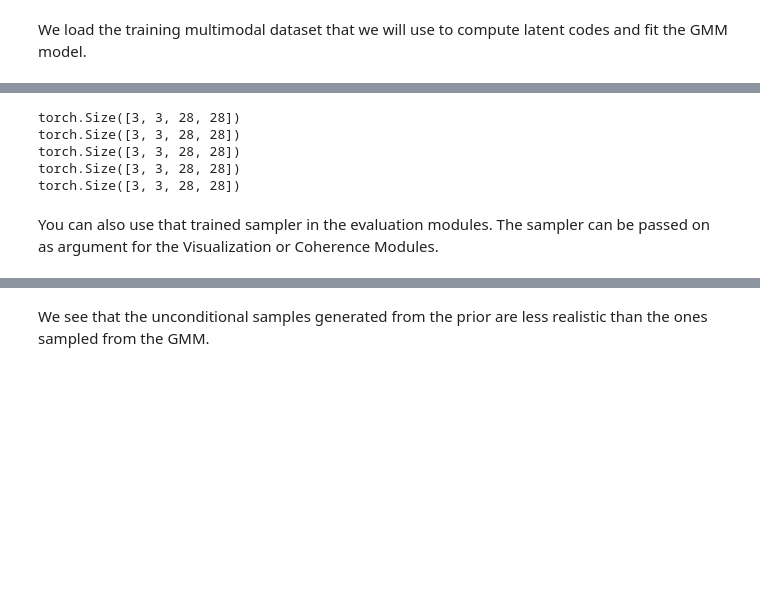
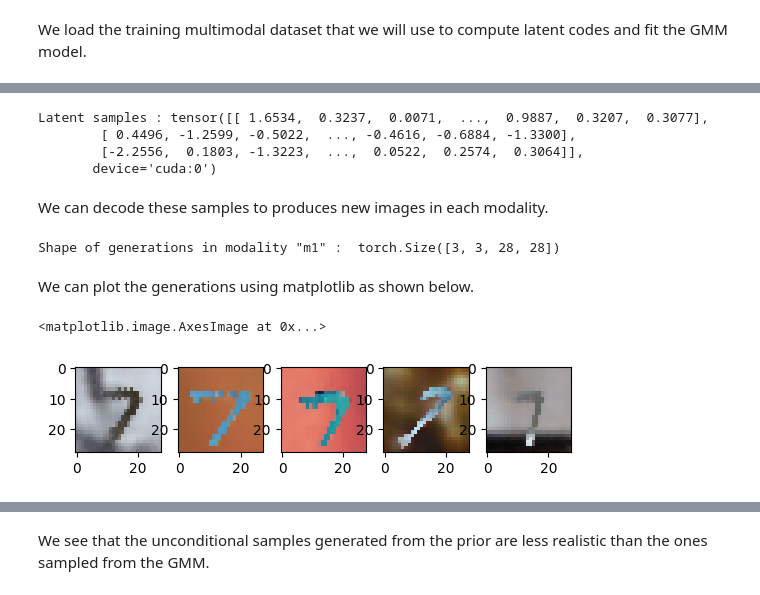
Before and after one commit to AgatheSenellart/MultiVae, a Jupyter notebook: examples/tutorial_notebooks/using_samplers.ipynb, the cells around one changed output, grey strips where cells are left out. Drawn from its saved outputs; the diff is of its cells as text; code cells hidden in the pictures; blank space fills up the shorter version.

```diff
--- a/examples/tutorial_notebooks/using_samplers.ipynb
+++ b/examples/tutorial_notebooks/using_samplers.ipynb
@@ -65,17 +68,34 @@ You can now use this GMM model to sample relevant latent codes in the latent spa
 # you can now use that sampler to sample new latent codes, and new images
 
 samples = gmm_sampler.sample(n_samples=3)
-images = model.decode(samples) # Decode the images.
 
-# Print the images shape
-import matplotlib.pyplot as plt
-for i,m in enumerate(images.keys()):
-    print(images[m].shape)
+print('Latent samples :', samples.z )
 # %% [output]
-torch.Size([3, 3, 28, 28])
-torch.Size([3, 3, 28, 28])
-torch.Size([3, 3, 28, 28])
-torch.Size([3, 3, 28, 28])
-torch.Size([3, 3, 28, 28])
+Latent samples : tensor([[ 1.6534,  0.3237,  0.0071,  ...,  0.9887,  0.3207,  0.3077],
+        [ 0.4496, -1.2599, -0.5022,  ..., -0.4616, -0.6884, -1.3300],
+        [-2.2556,  0.1803, -1.3223,  ...,  0.0522,  0.2574,  0.3064]],
+       device='cuda:0')
-# %% [markdown]
-You can also use that trained sampler in the evaluation modules. The sampler can be passed on as argument for the Visualization or Coherence Modules.
+# %% [markdown]
+We can decode these samples to produces new images in each modality.
+# %%
+generations = model.decode(samples)
+
+print('Shape of generations in modality "m1" : ', generations.m1.shape)
+# %% [output]
+Shape of generations in modality "m1" :  torch.Size([3, 3, 28, 28])
+# %% [markdown]
+We can plot the generations using matplotlib as shown below.
+# %%
+# We can plot the first multimodal sample using matplotlib
+
+import matplotlib.pyplot as plt
+
+fig, ax = plt.subplots(1,5)
+ax[0].imshow(generations.m0[0].cpu().numpy().transpose(1,2,0))
+ax[1].imshow(generations.m1[0].cpu().numpy().transpose(1,2,0))
+ax[2].imshow(generations.m2[0].cpu().numpy().transpose(1,2,0))
+ax[3].imshow(generations.m3[0].cpu().numpy().transpose(1,2,0))
+ax[4].imshow(generations.m4[0].cpu().numpy().transpose(1,2,0))
+# %% [output]
+<matplotlib.image.AxesImage at 0x...>
+[figure, added]
```
Also changed, not shown: parts of 11 cells of this notebook, 20 other files.
